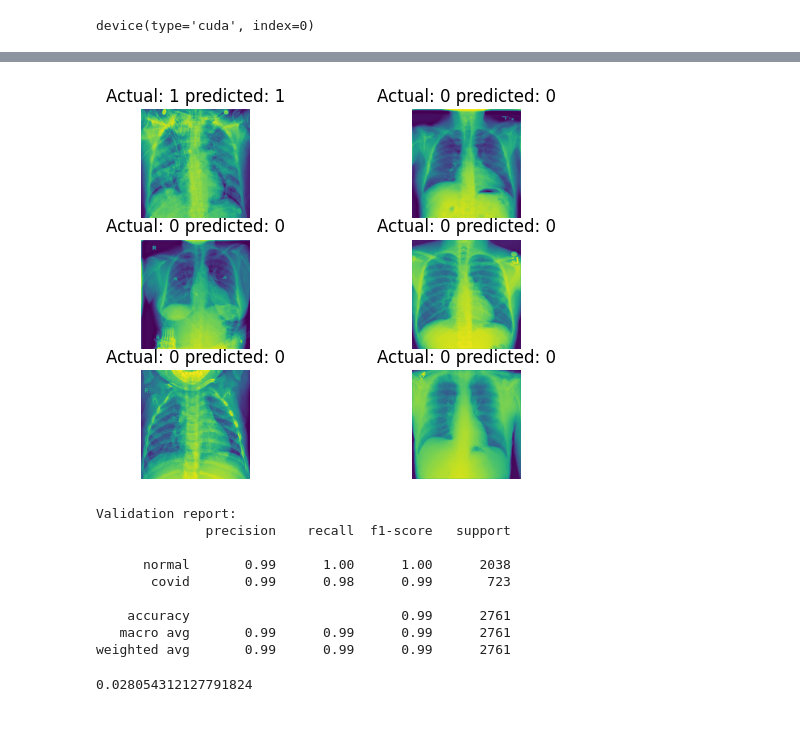
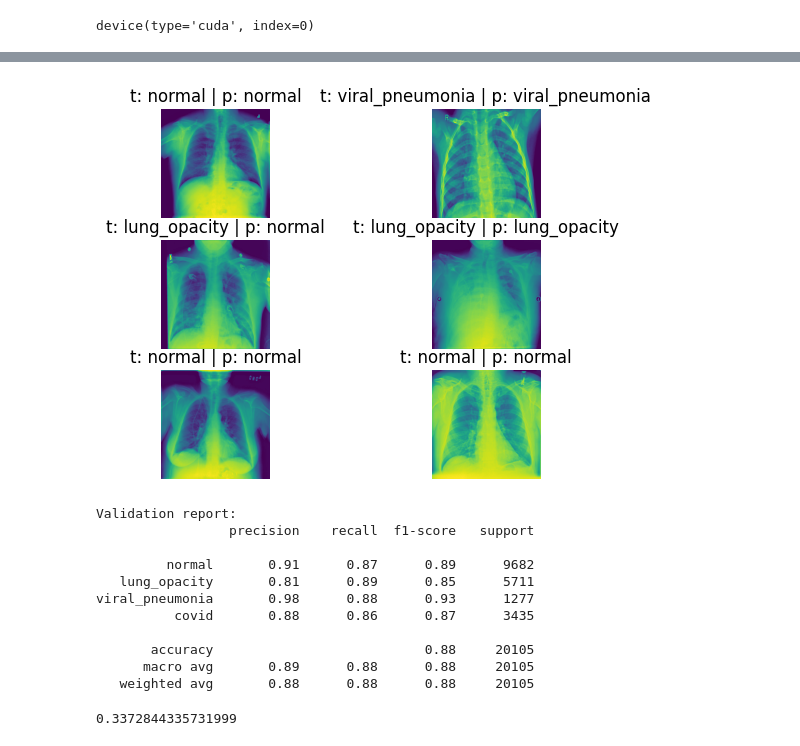
Before and after one commit to Dmytro-Shvetsov/counterfactual-search, a Jupyter notebook: covid-19-pretrain-classifier.ipynb, the cells around one changed output, grey strips where cells are left out. Saved outputs shown, nothing was run; the diff lists cells and outputs as text; code cells hidden in the pictures.

Commit message:
Change classifier to multiclass due to overconfident predictions

```diff
--- a/covid-19-pretrain-classifier.ipynb
+++ b/covid-19-pretrain-classifier.ipynb
@@ -125,7 +120,7 @@ data_transforms = {
 }
 # %%
 class LungsDataset(torch.utils.data.Dataset):
-    CLASSES = 'normal', 'covid'
+    CLASSES = 'normal', 'lung_opacity', 'viral_pneumonia', 'covid'
     def __init__(self, ann_path, transforms=None):
         self.labels, self.image_paths, self.mask_paths = self._load_anns(ann_path)
         self.labels = [self.CLASSES.index(lb) for lb in self.labels]
@@ -141,6 +136,8 @@ class LungsDataset(torch.utils.data.Dataset):
     def __getitem__(self, index):
         label, img_path, mask_path = self.labels[index], self.image_paths[index], self.mask_paths[index]
         img = np.array(Image.open(img_path))
+        if len(img.shape) == 3:
+            img = cv2.cvtColor(img, cv2.COLOR_RGB2GRAY)
         mask = np.array(Image.open(mask_path))
 
         sample = {
@@ -161,6 +158,7 @@ class LungsDataset(torch.utils.data.Dataset):
 
 train_dst = LungsDataset(DATA_PATH / 'train.csv', data_transforms['train'])
 sample = train_dst[0]
-plt.imshow(sample['image'][0])
+plt.imshow(sample['image'][0], cmap='gray')
+plt.title(train_dst.CLASSES[sample['label']])
 # val_dst = LungsDataset(DATA_PATH / 'val.csv', data_transforms['val'])
 # %% [output]
@@ -170,13 +168,14 @@ plt.imshow(sample['image'][0])
 from torchsampler import ImbalancedDatasetSampler
 
 
-def get_dataloaders(batch_size=32, shuffle_test=True):
+def get_dataloaders(batch_size=16, use_sampler=True, shuffle_test=True):
     train_data = LungsDataset(DATA_PATH / 'train.csv', data_transforms['train'])
-    train_sampler = ImbalancedDatasetSampler(train_data)
+    train_sampler = ImbalancedDatasetSampler(train_data) if use_sampler else None
 
     test_data = LungsDataset(DATA_PATH / 'val.csv', data_transforms['val'])
 
-    train_loader = torch.utils.data.DataLoader(train_data, sampler=train_sampler, batch_size=batch_size, pin_memory=True)
+    train_loader = torch.utils.data.DataLoader(train_data, sampler=train_sampler, shuffle=train_sampler is None,
+                                               batch_size=batch_size, pin_memory=True)
     test_loader = torch.utils.data.DataLoader(test_data, batch_size=batch_size, shuffle=shuffle_test, pin_memory=True)
     return train_loader, test_loader
 
@@ -223,7 +206,7 @@ device(type='cuda', index=0)
 # %%
 torch.cuda.empty_cache()
 # %%
-def CNN_Model(pretrained=True):
+def get_model(pretrained=True):
     model = models.resnet18(pretrained=pretrained) # Returns Defined Densenet model with weights trained on ImageNet
 #     in_conv = model.features.conv0
     in_conv = model.conv1
@@ -236,6 +219,6 @@ def CNN_Model(pretrained=True):
 
     # reset the classification layer
     num_ftrs = model.fc.in_features
-    model.fc = nn.Linear(num_ftrs, 2)
+    model.fc = nn.Linear(num_ftrs, len(LungsDataset.CLASSES))
     model = model.to(device)
     return model
@@ -334,7 +330,8 @@ torch.manual_seed(777)
 
 dataloaders = {'train': train_loader, 'val': test_loader}
 
-model = CNN_Model(pretrained=True)
+model = get_model(pretrained=True)
+# criterion = nn.BCEWithLogitsLoss()
 criterion = nn.CrossEntropyLoss(weight=class_weights)
 optimizer = optim.Adam(model.parameters(), lr=1e-4)
 scheduler = optim.lr_scheduler.MultiStepLR(optimizer, milestones=[3, 5], gamma=0.5)
@@ -438,42 +443,46 @@ Epoch 6. Train Loss: 0.0155
 # %%
 @torch.no_grad()
 def visualize_model(model, num_images=6):
     model.eval()
     images_handled = 0
     ax = plt.figure()
 
+    classes = LungsDataset.CLASSES
     for i, batch in enumerate(dataloaders['val']):
         inputs, labels = batch['image'].to(device), batch['label'].to(device)
 
         outputs = model(inputs)
-        preds = torch.argmax(outputs, 1)
+#         preds = (outputs > 0).byte().squeeze(1)
+        preds = outputs.argmax(1)
 
         for j in range(inputs.size()[0]):
             images_handled += 1
             ax = plt.subplot(num_images//2, 2, images_handled)
             ax.axis('off')
-            ax.set_title('Actual: {} predicted: {}'.format(labels[j].item(), preds[j]))
-            imshow(inputs.cpu()[j], (5,5), ax=ax)
+            ax.set_title('t: {} | p: {}'.format(classes[labels[j].item()], classes[preds[j]]))
+            imshow(inputs.cpu()[j], (5, 5), ax=ax)
 
             if images_handled == num_images:
                 return
 
 
 visualize_model(model)
 plt.show()
 # %% [output]
-[figure, old version]
+[figure, new version]
 # %%
-torch.save(model.state_dict(), 'resnet18_covid_pretrain.pth')
+torch.save(model.state_dict(), 'resnet18_multiclass_pretrain.pth')
 validation_epoch(test_loader, model, criterion)
 # %% [output]
 Validation report:
-              precision    recall  f1-score   support
+                 precision    recall  f1-score   support
 
-      normal       0.99      1.00      1.00      2038
-       covid       0.99      0.98      0.99       723
+         normal       0.91      0.87      0.89      9682
+   lung_opacity       0.81      0.89      0.85      5711
+viral_pneumonia       0.98      0.88      0.93      1277
+          covid       0.88      0.86      0.87      3435
 
-    accuracy                           0.99      2761
-   macro avg       0.99      0.99      0.99      2761
-weighted avg       0.99      0.99      0.99      2761
+       accuracy                           0.88     20105
+      macro avg       0.89      0.88      0.88     20105
+   weighted avg       0.88      0.88      0.88     20105
-0.028054312127791824
+0.3372844335731999
```
Also changed, not shown: parts of 17 cells of this notebook, 1 other file.
